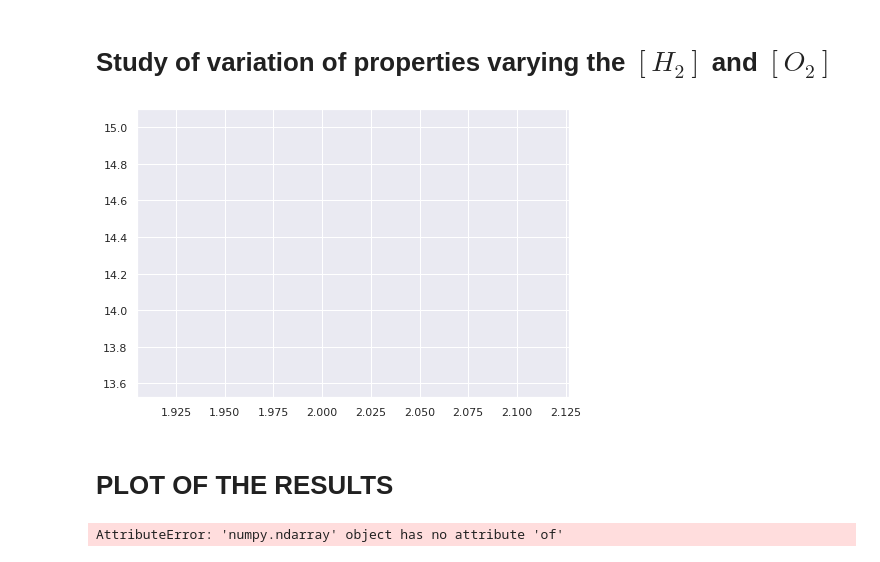
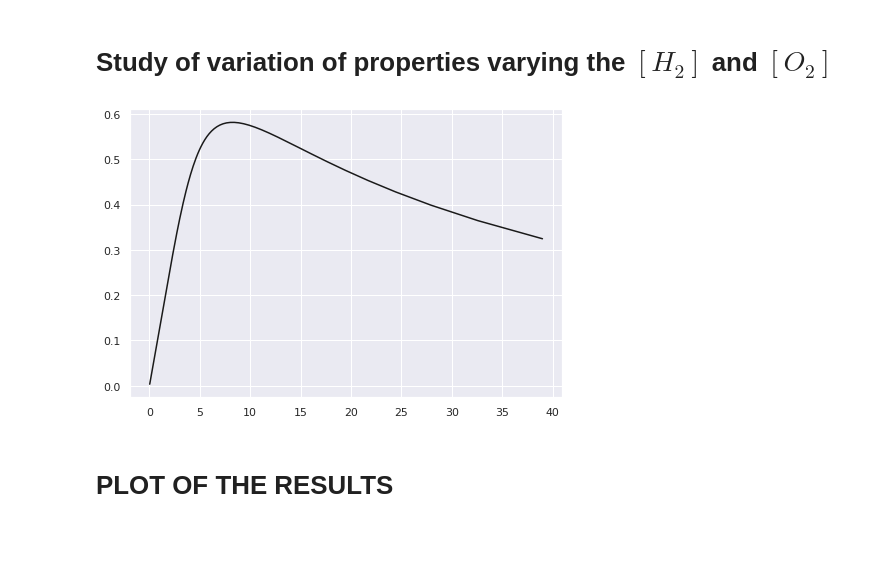
Before and after one commit to antoniopucciarelli/CEA_case, a Jupyter notebook: combustion.ipynb, the cells around one changed output. Drawn from its saved outputs; the diff is of its cells as text; code cells hidden in the pictures.

```diff
--- a/combustion.ipynb
+++ b/combustion.ipynb
@@ -9,8 +9,8 @@ import seaborn           as sbn
 # %%
 # setting up the interval of study
 # reactants
-O2 = np.linspace(0.025,0.975,100)
-H2 = 1 - O2
+O2_vec = np.linspace(0.025,0.975,200)
+H2_vec = 1 - O2_vec
 # initial conditions
 T  = np.linspace(200,1000,200)
 P  = np.linspace(1,100,200)
@@ -96,7 +96,7 @@ class COMB:
 # %%
 def print_list(CC):
     '''
-    This function gets the data from the COMB list and stores
+    This function gets the data from the COMB() list and stores
     into the arrays:
         t    -- temperature array
         p    -- pressure array
@@ -181,86 +181,62 @@ for ii,temperature in enumerate(T):
     CC_T[ii].problem_generation(temperature,pressure,1,1,'case_01.inp')
     os.system('bash ./CEA_case')
     CC_T[ii].get_data('case_01.plt')
-    # erasing last element of the array --> points out it's null element
-    if ii == len(T)-1:
-        CC_T = CC_T[0:len(CC_T)-1]
 
 # getting data from object list
 t, p, of, m, cp, H, H2, O, O2, O3, OH, H2O, H2OL = print_list(CC_T)
 
 # plotting data
 sbn.set_theme()
-fig = plt.figure()
-ax  = fig.add_axes([0,0,1,1])
-ax.plot(t,cp,'k')
+fig1 = plt.figure()
+ax1  = fig1.add_axes([0,0,1,1])
+ax1.plot(t,cp,'k')
 plt.show()
 # %% [output]
 [figure]
 # %% [markdown]
 # Study of variation of  properties varying the $P$
 # %%
-CC_P = np.array([COMB()])
+CC_P = np.array([COMB() for ii in range(0,len(P))])
 
 for ii,pressure in enumerate(P):
     temperature = 300
     CC_P[ii].problem_generation(temperature,pressure,1,1,'case_01.inp')
     os.system('bash ./CEA_case')
     CC_P[ii].get_data('case_01.plt')
-    CC_P = np.append(CC_P, COMB())
-    # erasing last element of the array --> points out it's null element
-    if ii == len(P)-1:
-        CC_P = CC_P[0:len(CC_P)-1]
 
 # getting data from object list
 t, p, of, m, cp, H, H2, O, O2, O3, OH, H2O, H2OL = print_list(CC_P)
 
 # plotting data
 sbn.set_theme()
-fig1 = plt.figure()
-ax   = fig1.add_axes([0,0,1,1])
-ax.plot(p,H,'k')
+fig2 = plt.figure()
+ax2   = fig2.add_axes([0,0,1,1])
+ax2.plot(p,H,'k')
 plt.show()
 # %% [output]
 [figure]
 # %% [markdown]
 # Study of variation of properties varying the $[H_2]$ and $[O_2]$
 # %%
-CC_C = [COMB()]
+CC_C = np.array([COMB() for ii in range(0,len(H2_vec))])
 
-for ii,h2 in enumerate(H2):
+for ii,h2 in enumerate(H2_vec):
     temperature = 300
     pressure    = 1
-    CC_C[ii].problem_generation(temperature,pressure,h2,O2[ii],'case_01.inp')
+    CC_C[ii].problem_generation(temperature,pressure,h2,O2_vec[ii],'case_01.inp')
     os.system('bash ./CEA_case')
     CC_C[ii].get_data('case_01.plt')
-    CC_C = np.append(CC_C, COMB())
-    # erasing last element of the array --> points out it's null element
-    if ii == len(H2)-1:
-        CC_C = CC_C[0:len(CC_C)-1]
 
 # getting data from object list
 t, p, of, m, cp, H, H2, O, O2, O3, OH, H2O, H2OL = print_list(CC_C)
 
 # plotting data
 sbn.set_theme()
-fig1 = plt.figure()
-ax   = fig1.add_axes([0,0,1,1])
-ax.plot(m,cp,'k')
+fig3 = plt.figure()
+ax3  = fig3.add_axes([0,0,1,1])
+ax3.plot(of,H2O,'k')
 plt.show()
 # %% [output]
-[figure, old version]
+[figure, new version]
 # %% [markdown]
 # PLOT OF THE RESULTS
-# %%
-# concentration plotting
-%matplotlib inline
-
-# enabling seaborn package
-#sbn.set_theme()
-
-fig = plt.figure()
-ax1 = fig.add_subplot()
-ax1.plot(CC_C[:].of,CC_C[:].T)
-plt.show()
-# %% [output]
-AttributeError: 'numpy.ndarray' object has no attribute 'of'
```
Also changed, not shown: parts of 1 cell of this notebook, 3 other files.
